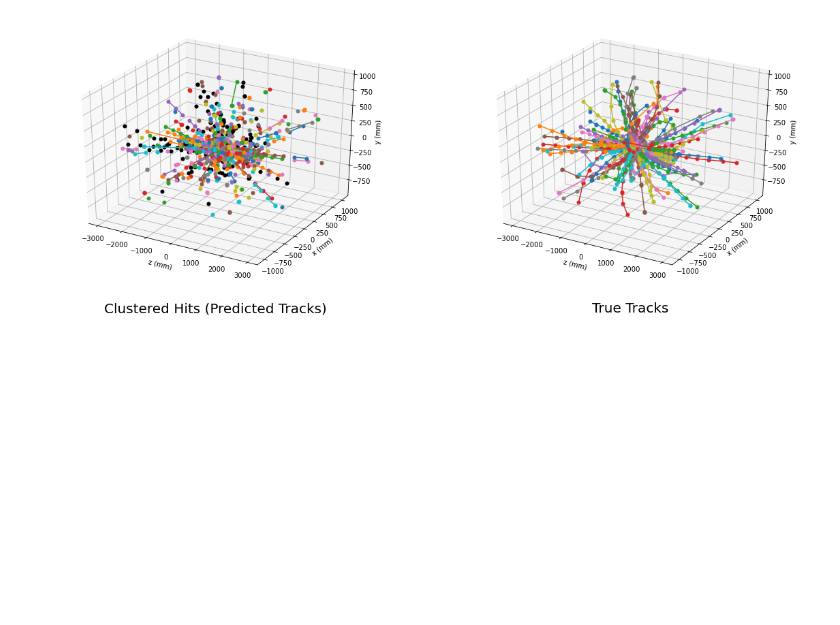
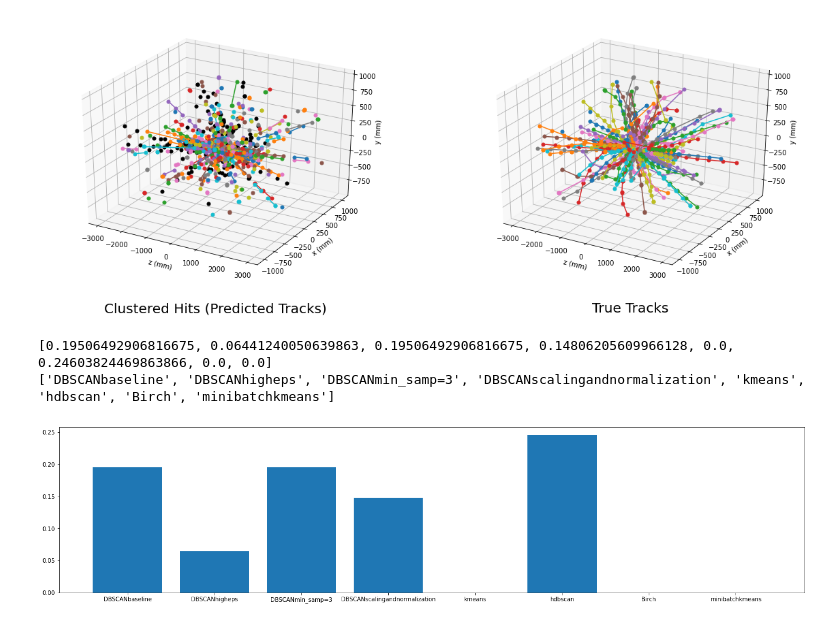
Before and after one commit to steezy2/DataScienceProject, a Jupyter notebook: CodeData/Predictions.ipynb, the cells around one changed output. Saved outputs shown, nothing was run; the diff lists cells and outputs as text; code cells hidden in the pictures; blank space fills up the shorter version.

```diff
--- a/CodeData/Predictions.ipynb
+++ b/CodeData/Predictions.ipynb
@@ -696,6 +712,9 @@ rejected_count = list(labels).count(-1)
 print ("Rejected samples:", rejected_count)
 print ("Total samples:", hits.shape[0])
 print ("Clustered samples:", hits.shape[0] - list(labels).count(-1))
+
+plotdata.append(score)
+plotname.append("kmeans")
 # %% [output]
 track-ml custom metric score: 0.0
 
@@ -787,6 +806,9 @@ rejected_count = list(labels).count(-1)
 print ("Rejected samples:", rejected_count)
 print ("Total samples:", hits.shape[0])
 print ("Clustered samples:", hits.shape[0] - list(labels).count(-1))
+
+plotdata.append(score)
+plotname.append("hdbscan")
 # %% [output]
 track-ml custom metric score: 0.246
 
@@ -871,6 +893,9 @@ rejected_count = list(labels).count(-1)
 print ("Rejected samples:", rejected_count)
 print ("Total samples:", hits.shape[0])
 print ("Clustered samples:", hits.shape[0] - list(labels).count(-1))
+
+plotdata.append(score)
+plotname.append("Birch")
 # %% [output]
 track-ml custom metric score: 0.0
 
@@ -1209,0 +1316,15 @@ plt.show()
+# %%
+print(plotdata)
+print(plotname)
+# %% [output]
+[0.19506492906816675, 0.06441240050639863, 0.19506492906816675, 0.14806205609966128, 0.0, 0.24603824469863866, 0.0, 0.0]
+['DBSCANbaseline', 'DBSCANhigheps', 'DBSCANmin_samp=3', 'DBSCANscalingandnormalization', 'kmeans', 'hdbscan', 'Birch', 'minibatchkmeans']
+# %%
+fig = plt.figure()
+ax = fig.add_axes([0,0,3,1])
+ax.bar(plotname,plotdata)
+plt.show()
+
+plotname = ['DBSCANbaseline', 'DBSCANhigheps', 'DBSCANmin_samp=3', 'DBSCANscalingandnormalization', 'kmeans', 'hdbscan', 'Birch', 'minibatchkmeans']
+# %% [output]
+[figure, added]
```
Also changed, not shown: parts of 11 cells of this notebook.
